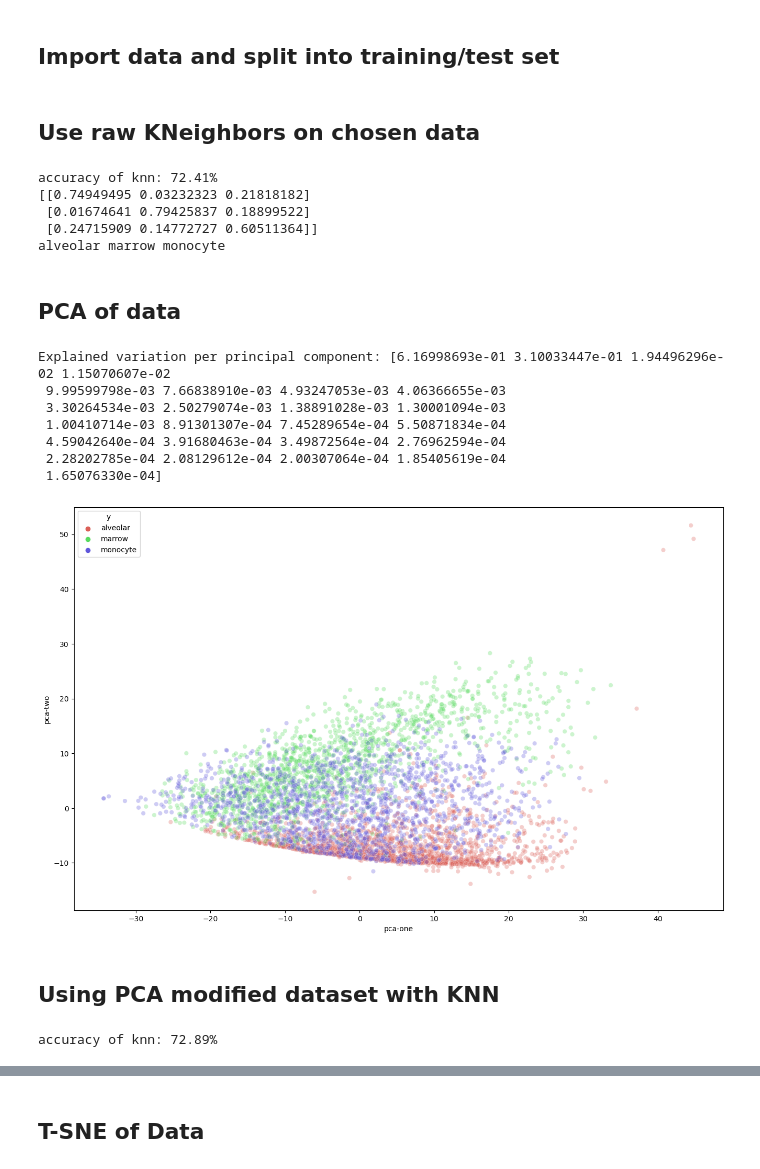
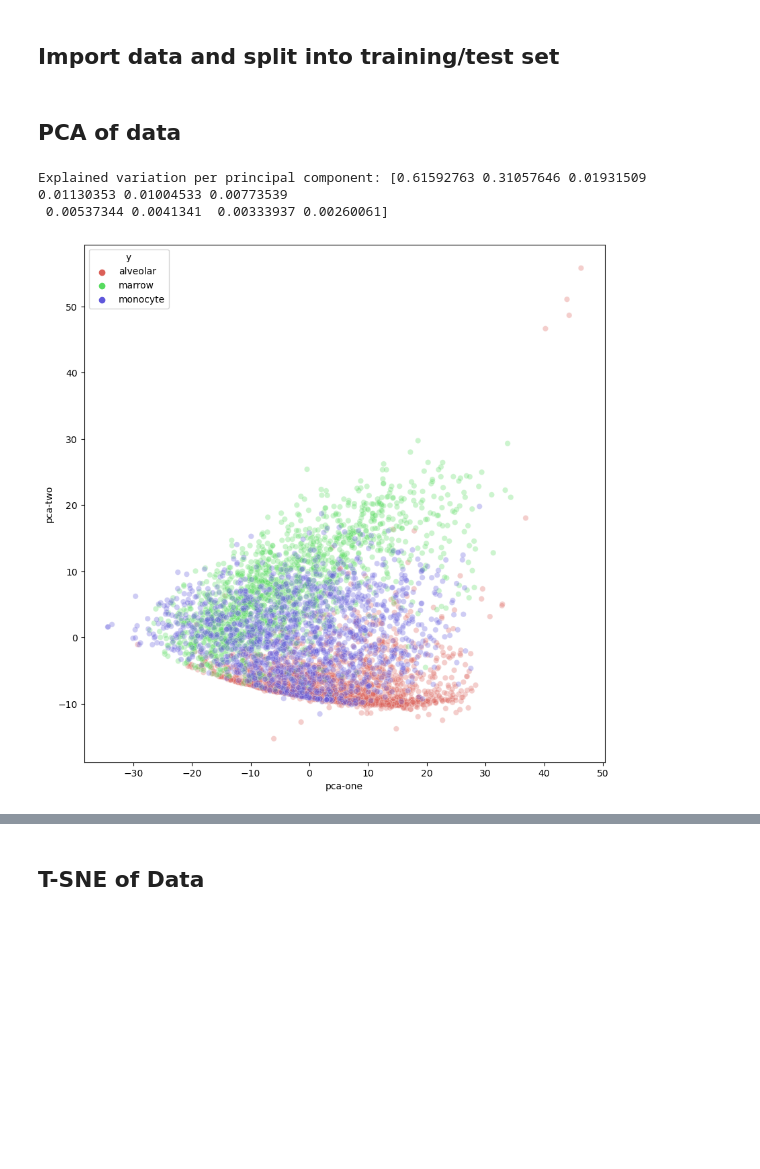
Before and after one commit to alec-x/MacrophageVision, a Jupyter notebook: cellprofiler_analysis/knn_cellprofiler.ipynb, the cells around one changed output, grey strips where cells are left out. Drawn from its saved outputs; the diff is of its cells as text; code cells hidden in the pictures; blank space fills up the shorter version.

```diff
--- a/cellprofiler_analysis/knn_cellprofiler.ipynb
+++ b/cellprofiler_analysis/knn_cellprofiler.ipynb
@@ -43,47 +43,6 @@ test_index = tmp
 
 test_samples = np.stack([data[ind] for ind in test_index])
 test_labels = np.stack([labels[ind] for ind in test_index])
-# %% [markdown]
-## Use raw KNeighbors on chosen data
-# %%
-from sklearn.neighbors import KNeighborsClassifier
-
-knn = KNeighborsClassifier(n_neighbors=len(phenotype))
-knn.fit(train_samples, train_labels)
-
-out = list(knn.predict(test_samples))
-correct = 0
-total = len(out)
-for pred, label in zip(out, test_labels):
-    correct += int(pred == label)
-
-accuracy = correct / total
-
-print(f"accuracy of knn: {accuracy:>0.2%}")
-
-num_classes = max(out) + 1
-
-confusion_matrix = np.zeros((num_classes, num_classes))
-
-for t, p in zip(out, test_labels):
-    confusion_matrix[int(t), int(p)] += 1
-
-matrix = np.array(confusion_matrix)
-matrix = np.array([i/sum(i) for i in matrix])
-
-test_accuracy = 0
-for i in range(num_classes):
-    test_accuracy += confusion_matrix[i,i]
-test_accuracy = test_accuracy / sum(confusion_matrix.flatten())
-
-print(matrix)
-print("alveolar", "marrow", "monocyte")
-# %% [output]
-accuracy of knn: 72.41%
-[[0.74949495 0.03232323 0.21818182]
- [0.01674641 0.79425837 0.18899522]
- [0.24715909 0.14772727 0.60511364]]
-alveolar marrow monocyte
 # %% [markdown]
 ## PCA of data
 # %%
@@ -93,63 +52,39 @@ from sklearn.preprocessing import StandardScaler
 sc = StandardScaler()
 sc.fit(train_samples)
 std_data = sc.transform(train_samples)
+std_test_data = sc.transform(test_samples)
 
-num_comp = 25
+num_comp = 10
 
 pca = PCA(n_components=num_comp)
 pca.fit(std_data)
 pca_result = pca.transform(std_data)
 
 graph_data = pd.DataFrame()
 graph_data['pca-one'] = pca_result[:,0]
 graph_data['pca-two'] = pca_result[:,1]
 graph_data['pca-three'] = pca_result[:,2]
 
 reverse_pheno = {v: k for k, v in phenotype.items()}
 
 graph_data['y'] = [reverse_pheno[label] for label in train_labels]
 
 
 print('Explained variation per principal component: {}'.format(pca.explained_variance_ratio_))
 
 import seaborn as sns
 from matplotlib import pyplot as plt
 plt.figure(figsize=(10,10))
 sns.scatterplot(
     x="pca-one", y="pca-two",
     hue="y",
     palette=sns.color_palette("hls", 3),
     data=graph_data,
     legend="full",
     alpha=0.3
 )
 plt.show()
 # %% [output]
-Explained variation per principal component: [6.16998693e-01 3.10033447e-01 1.94496296e-02 1.15070607e-02
- 9.99599798e-03 7.66838910e-03 4.93247053e-03 4.06366655e-03
- 3.30264534e-03 2.50279074e-03 1.38891028e-03 1.30001094e-03
- 1.00410714e-03 8.91301307e-04 7.45289654e-04 5.50871834e-04
- 4.59042640e-04 3.91680463e-04 3.49872564e-04 2.76962594e-04
- 2.28202785e-04 2.08129612e-04 2.00307064e-04 1.85405619e-04
- 1.65076330e-04]
+Explained variation per principal component: [0.61592763 0.31057646 0.01931509 0.01130353 0.01004533 0.00773539
+ 0.00537344 0.0041341  0.00333937 0.00260061]
-[figure, old version]
+[figure, new version]
-# %% [markdown]
-## Using PCA modified dataset with KNN
-# %%
-knn_pca = KNeighborsClassifier(n_neighbors=len(phenotype))
-knn.fit(pca_result, train_labels)
-
-std_test_data = sc.transform(test_samples)
-pca_test_data = pca.transform(std_test_data)
-
-out = list(knn.predict(pca_test_data))
-correct = 0
-total = len(out)
-for pred, label in zip(out, test_labels):
-    correct += int(pred == label)
-
-accuracy = correct / total
-
-print(f"accuracy of knn: {accuracy:>0.2%}")
-# %% [output]
-accuracy of knn: 72.89%
```
Also changed, not shown: parts of 10 cells of this notebook.
